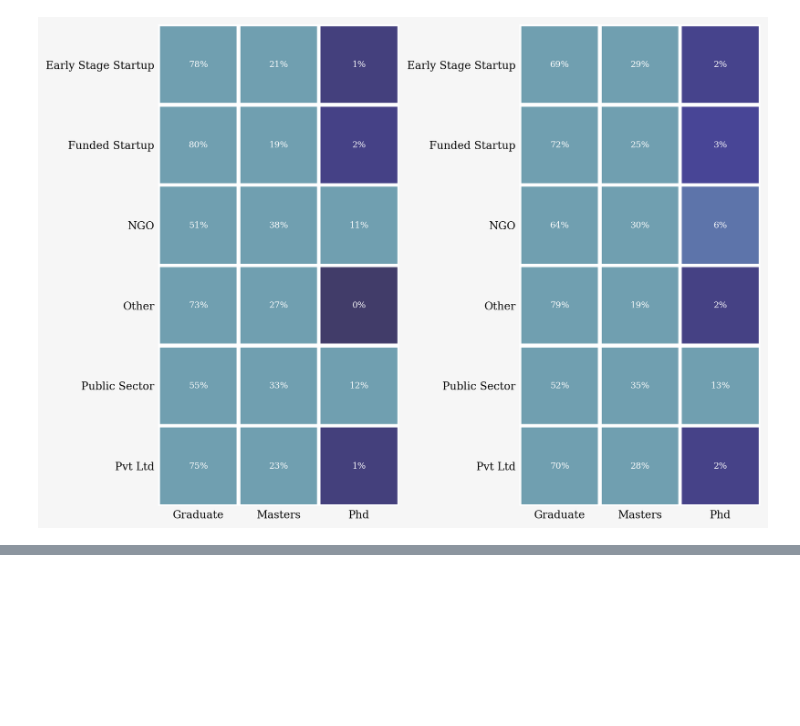
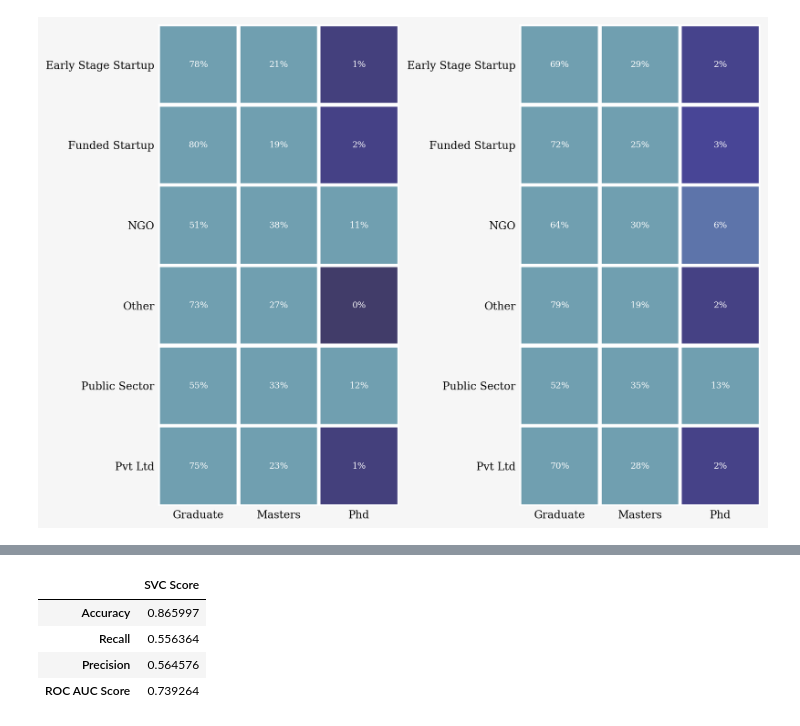
Before and after one commit to vaibhav1595/HR-Analytics-Predict-who-will-change-jobs, a Jupyter notebook: Predict_who_will_move_to_a_new_job.ipynb, the cells around one changed output, grey strips where cells are left out. Saved outputs shown, nothing was run; the diff lists cells and outputs as text; code cells hidden in the pictures; blank space fills up the shorter version.

```diff
--- a/Predict_who_will_move_to_a_new_job.ipynb
+++ b/Predict_who_will_move_to_a_new_job.ipynb
@@ -694,0 +754,17 @@ ax1.tick_params(axis=u'both', which=u'both',length=0)
+# %%
+# Support Vector Machine
+pipeline = make_pipeline(StandardScaler(), SVC(kernel='sigmoid'))
+pipeline.fit(X_train, y_train)
+svc_prediction = pipeline.predict(X_test)
+cm_svc = confusion_matrix(y_test, svc_prediction)
+svc_df = pd.DataFrame(data=[accuracy_score(y_test, svc_prediction), recall_score(y_test, svc_prediction),
+                            precision_score(y_test, svc_prediction), roc_auc_score(y_test, svc_prediction)],
+                            columns=['SVC Score'],
+                            index=["Accuracy", "Recall", "Precision", "ROC AUC Score"])
+svc_df
+# %% [output]
+|  | SVC Score |
+| Accuracy | 0.865997 |
+| Recall | 0.556364 |
+| Precision | 0.564576 |
+| ROC AUC Score | 0.739264 |
```
Also changed, not shown: parts of 17 cells of this notebook.
